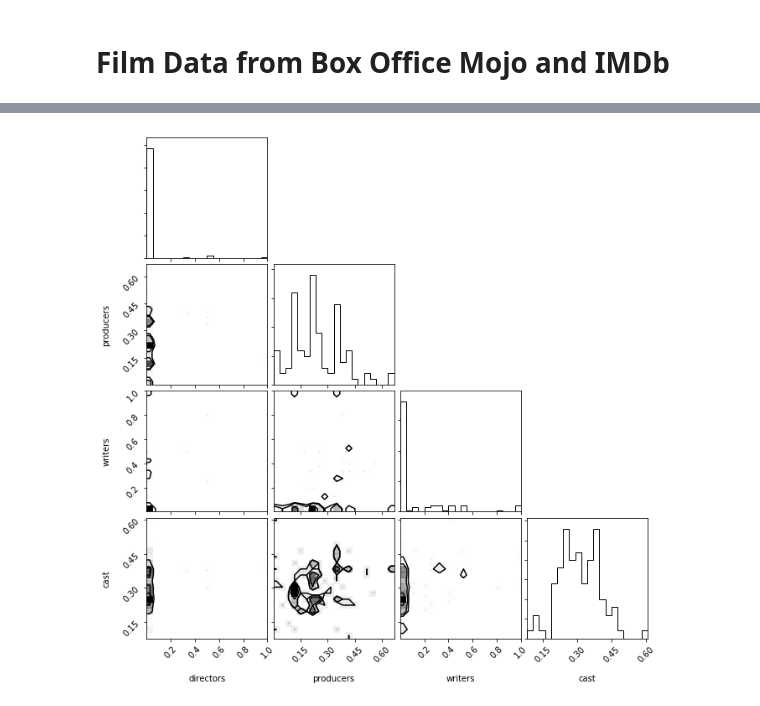
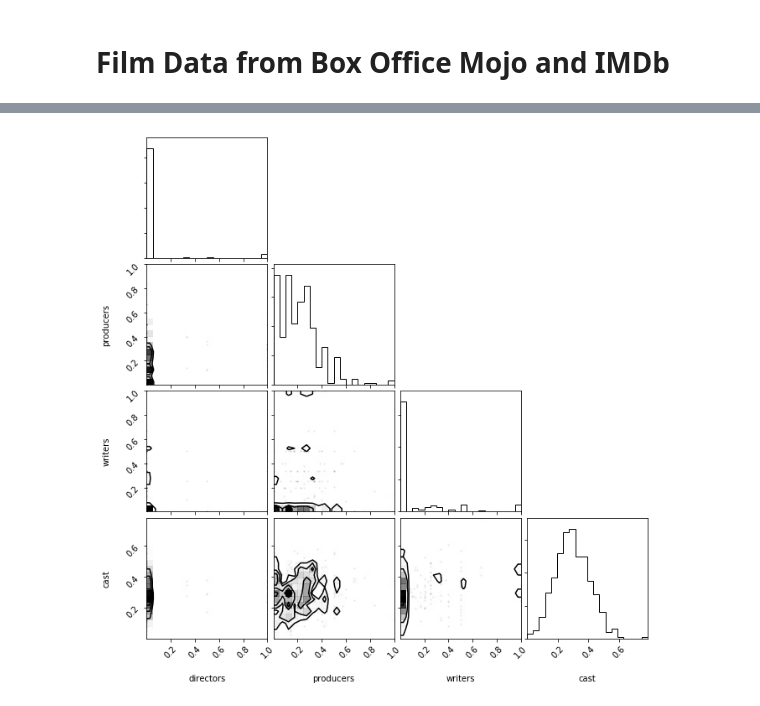
Before and after one commit to KarlenS/filmsplorer, a Jupyter notebook: Filmsplorer Demo.ipynb, the cells around one changed output, grey strips where cells are left out. Saved outputs shown, nothing was run; the diff lists cells and outputs as text; code cells hidden in the pictures.

```diff
--- a/Filmsplorer Demo.ipynb
+++ b/Filmsplorer Demo.ipynb
@@ -30,4 +41,4 @@ analyze.plot_yearly_data(1988,2018,field='writers')
 # %%
-analyze.corner_plot(2010,2019)
+analyze.corner_plot(1988,2018)
 # %% [output]
 WARNING:root:Too few points to create valid contours
@@ -35 +45 @@ WARNING:root:Too few points to create valid contours
-[figure, old version]
+[figure, new version]
```
Also changed, not shown: parts of 11 cells of this notebook, 2 other files.
